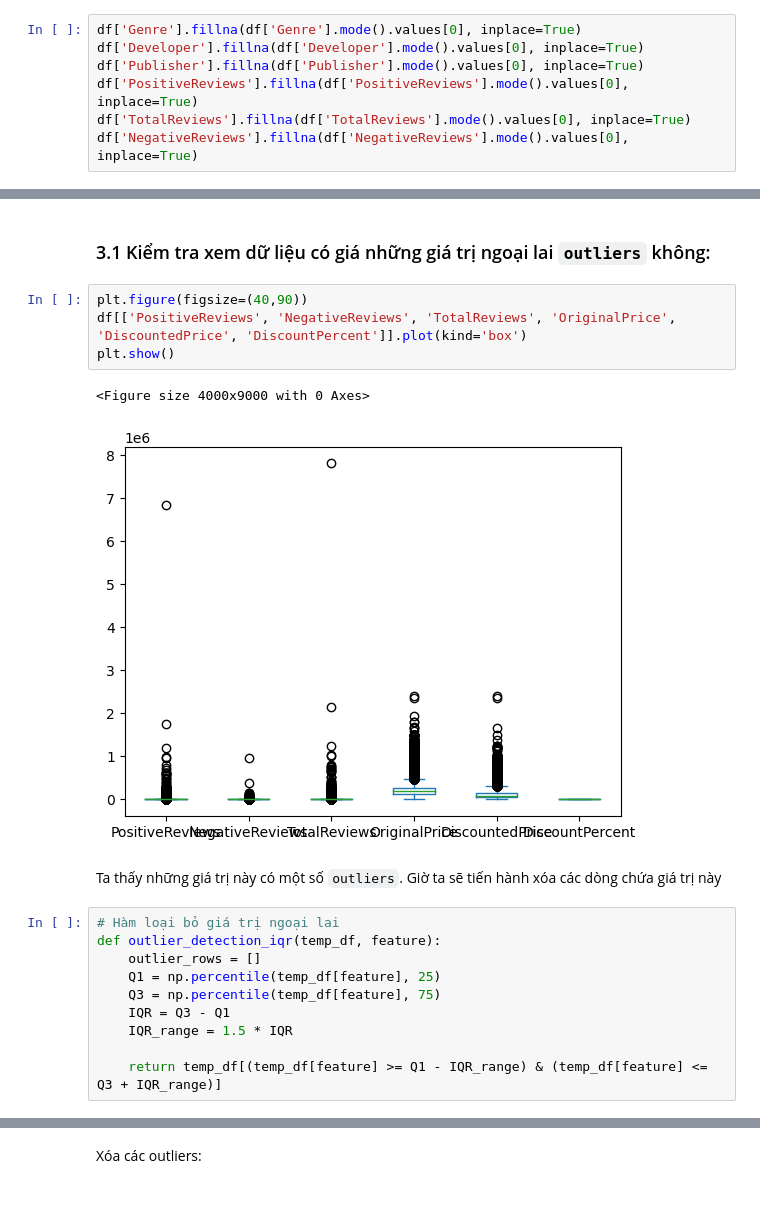
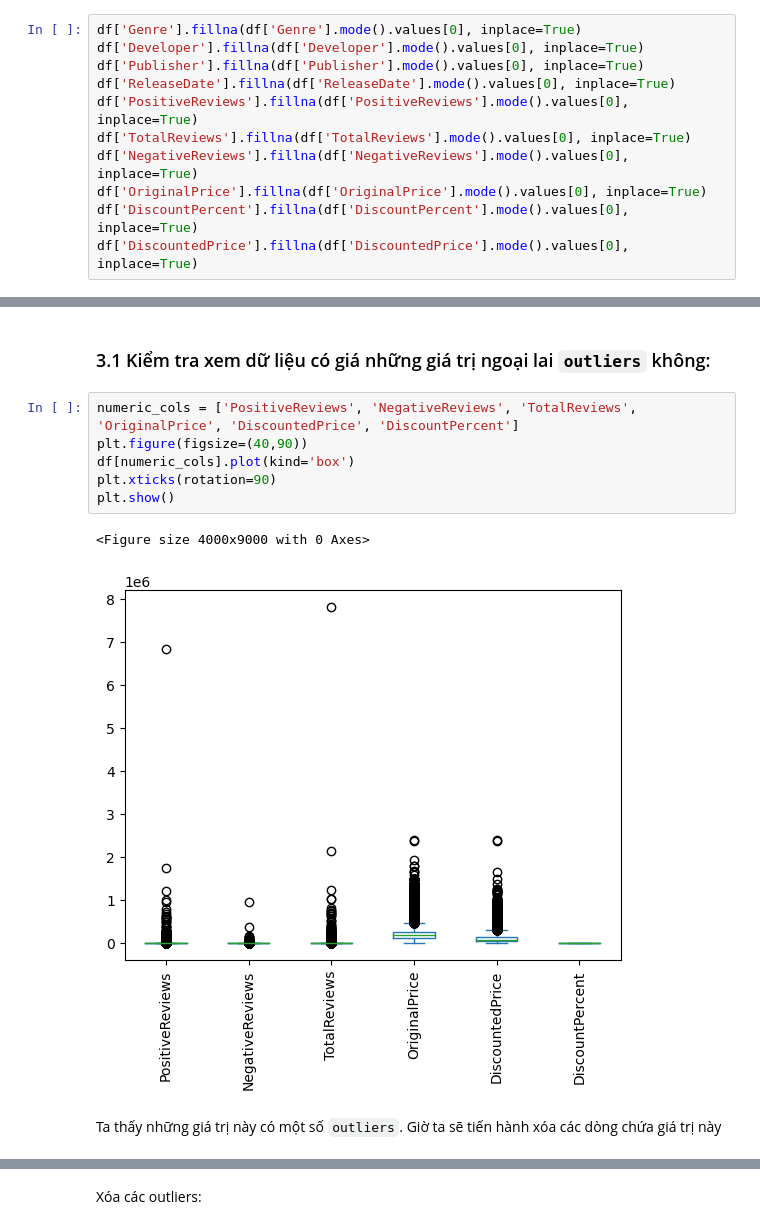
Before and after one commit to cheesepp/steam_game_ratings, a Jupyter notebook: notebooks/preprocessing.ipynb, the cells around one changed output, grey strips where cells are left out. Cells and saved outputs as stored; diff of their text form; blank space fills up the shorter version.

```diff
--- a/notebooks/preprocessing.ipynb
+++ b/notebooks/preprocessing.ipynb
@@ -292,9 +293,13 @@ Missing value ở các thuộc tính `Genre`, `Developer` và `Publisher` vẫn
 df['Genre'].fillna(df['Genre'].mode().values[0], inplace=True)
 df['Developer'].fillna(df['Developer'].mode().values[0], inplace=True)
 df['Publisher'].fillna(df['Publisher'].mode().values[0], inplace=True)
+df['ReleaseDate'].fillna(df['ReleaseDate'].mode().values[0], inplace=True)
 df['PositiveReviews'].fillna(df['PositiveReviews'].mode().values[0], inplace=True)
 df['TotalReviews'].fillna(df['TotalReviews'].mode().values[0], inplace=True)
 df['NegativeReviews'].fillna(df['NegativeReviews'].mode().values[0], inplace=True)
+df['OriginalPrice'].fillna(df['OriginalPrice'].mode().values[0], inplace=True)
+df['DiscountPercent'].fillna(df['DiscountPercent'].mode().values[0], inplace=True)
+df['DiscountedPrice'].fillna(df['DiscountedPrice'].mode().values[0], inplace=True)
 # %% [markdown]
 Kiểm tra thêm một lần nữa:
 # %%
@@ -371,21 +376,13 @@ numeric_df.describe()
 # %% [markdown]
 ### 3.1 Kiểm tra xem dữ liệu có giá những giá trị ngoại lai `outliers` không:
 # %%
+numeric_cols = ['PositiveReviews', 'NegativeReviews', 'TotalReviews', 'OriginalPrice', 'DiscountedPrice', 'DiscountPercent']
 plt.figure(figsize=(40,90))
-df[['PositiveReviews', 'NegativeReviews', 'TotalReviews', 'OriginalPrice', 'DiscountedPrice', 'DiscountPercent']].plot(kind='box')
+df[numeric_cols].plot(kind='box')
+plt.xticks(rotation=90)
 plt.show()
 # %% [output]
 <Figure size 4000x9000 with 0 Axes>
-[figure, old version]
+[figure, new version]
 # %% [markdown]
 Ta thấy những giá trị này có một số `outliers`. Giờ ta sẽ tiến hành xóa các dòng chứa giá trị này
-# %%
-# Hàm loại bỏ giá trị ngoại lai
-def outlier_detection_iqr(temp_df, feature):
-    outlier_rows = []
-    Q1 = np.percentile(temp_df[feature], 25)
-    Q3 = np.percentile(temp_df[feature], 75)
-    IQR = Q3 - Q1
-    IQR_range = 1.5 * IQR
-
-    return temp_df[(temp_df[feature] >= Q1 - IQR_range) & (temp_df[feature] <= Q3 + IQR_range)]
```
Also changed, not shown: parts of 15 cells of this notebook, 8 other files.
